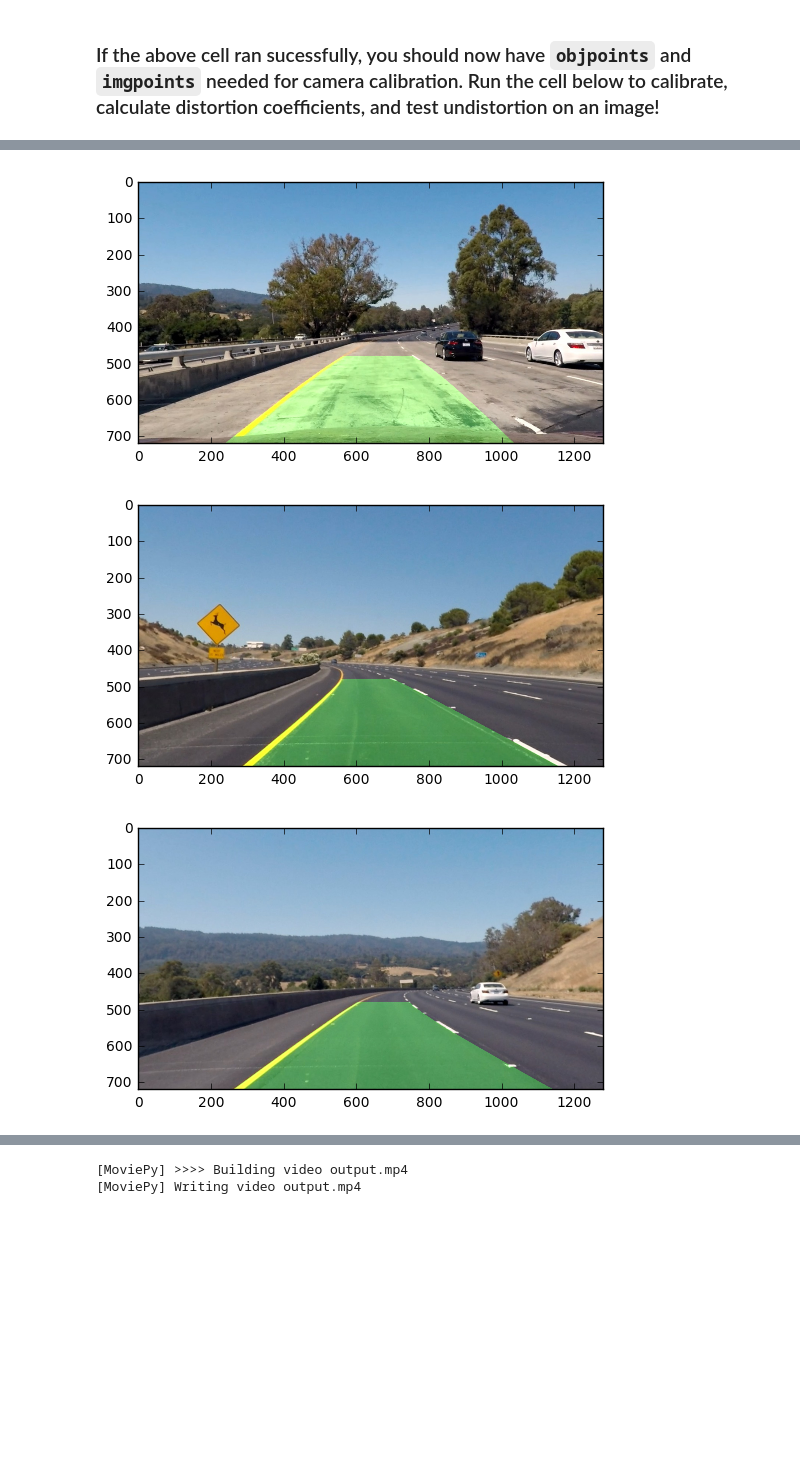
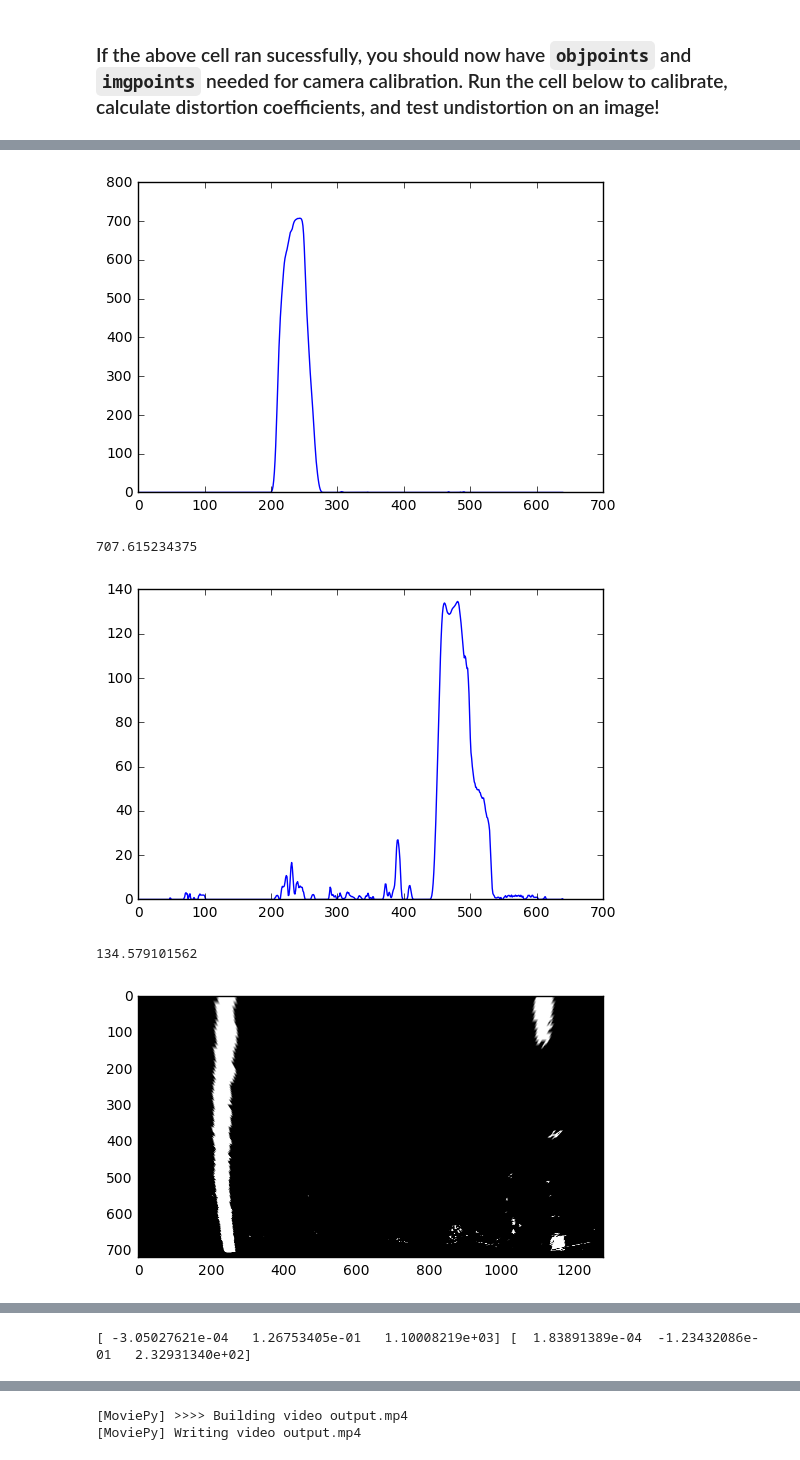
Before and after one commit to rush00121/CarND-Advanced-Lane-Lines, a Jupyter notebook: advanced_lane_Lines.ipynb, the cells around one changed output, grey strips where cells are left out. Cells and saved outputs as stored; diff of their text form; code cells hidden in the pictures; blank space fills up the shorter version.

```diff
--- a/advanced_lane_Lines.ipynb
+++ b/advanced_lane_Lines.ipynb
@@ -638,34 +638,36 @@ images = glob.glob('test_images/test*.jpg')
 dist_pickle = pickle.load(open( "calibration/wide_dist_pickle.p", "rb" ) )
 mtx = dist_pickle["mtx"]
 dist = dist_pickle["dist"]
 
 def finalProcessImg(img):
     dst = cv2.undistort(img, mtx, dist, None, mtx)
     result = processImg(dst,debug=True)
     return result
 
 for idx,fname in enumerate(images):
     #print(fname)
     img = cv2.imread(fname)
     #ksize=3
     dst = cv2.undistort(img, mtx, dist, None, mtx)
-    result = processImg(dst,debug=False)
+    result = processImg(dst,debug=True)
     plt.imshow(cv2.cvtColor(result, cv2.COLOR_BGR2RGB))
     plt.show()
     #display_img(img,final_img)
     #color_img,combine_binary = pipeline(img)
     #display_img(img,color_img,cmaptype=None)
 
 
 
 
 ###Cleanup after plotting
 
 plt.clf()
 
 plt.close()
 gc.collect()
 # %% [output]
-[figure, old version]
+[figure, new version]
+707.615234375
-[figure, old version]
+[figure, new version]
+134.579101562
-[figure, old version]
+[figure, new version]
@@ -674,0 +677 @@ gc.collect()
+[ -3.05027621e-04   1.26753405e-01   1.10008219e+03] [  1.83891389e-04  -1.23432086e-01   2.32931340e+02]
```
Also changed, not shown: parts of 1 cell of this notebook.
